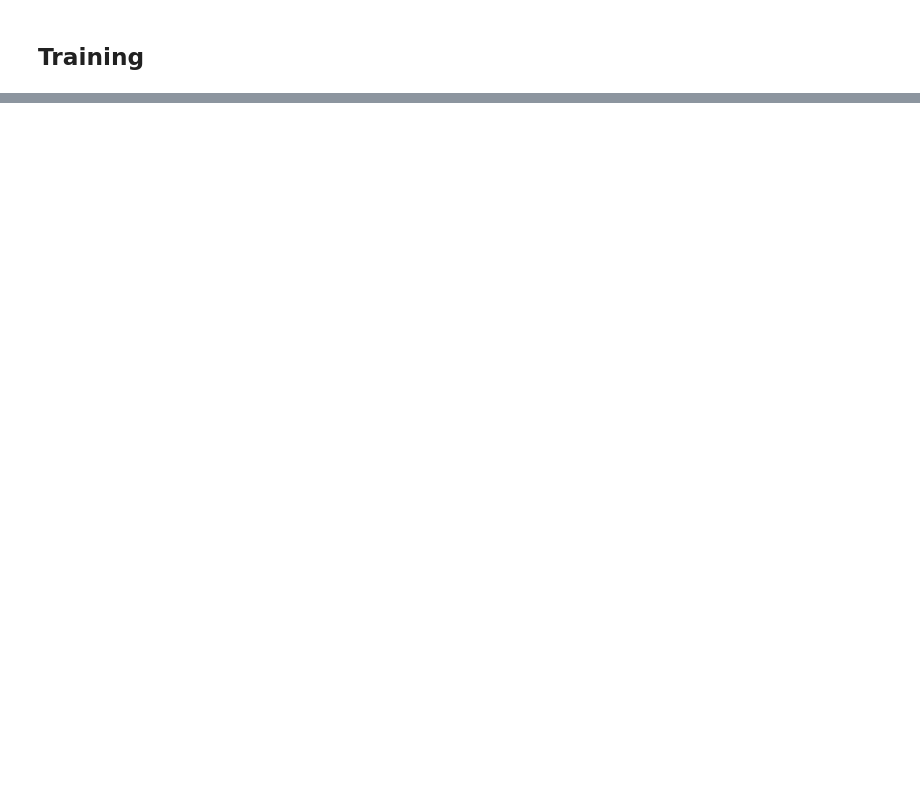
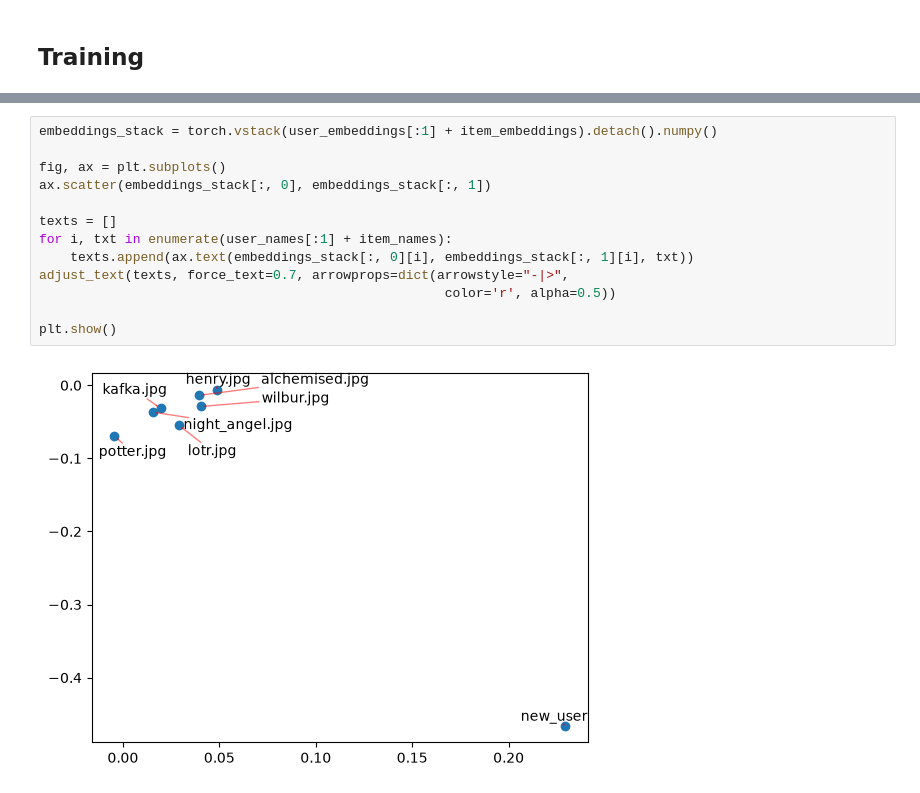
Before and after one commit to ByItsCover/bic-explore, a Jupyter notebook: two_tower/architecture.ipynb, the cells around one changed output, grey strips where cells are left out. Saved outputs shown, nothing was run; the diff lists cells and outputs as text; blank space fills up the shorter version.

```diff
--- a/two_tower/architecture.ipynb
+++ b/two_tower/architecture.ipynb
@@ -244,0 +465,15 @@ tensor([[3.5273]])
+# %%
+embeddings_stack = torch.vstack(user_embeddings[:1] + item_embeddings).detach().numpy()
+
+fig, ax = plt.subplots()
+ax.scatter(embeddings_stack[:, 0], embeddings_stack[:, 1])
+
+texts = []
+for i, txt in enumerate(user_names[:1] + item_names):
+    texts.append(ax.text(embeddings_stack[:, 0][i], embeddings_stack[:, 1][i], txt))
+adjust_text(texts, force_text=0.7, arrowprops=dict(arrowstyle="-|>",
+                                                    color='r', alpha=0.5))
+
+plt.show()
+# %% [output]
+[figure, added]
```
Also changed, not shown: parts of 42 cells of this notebook, 7 other files.
